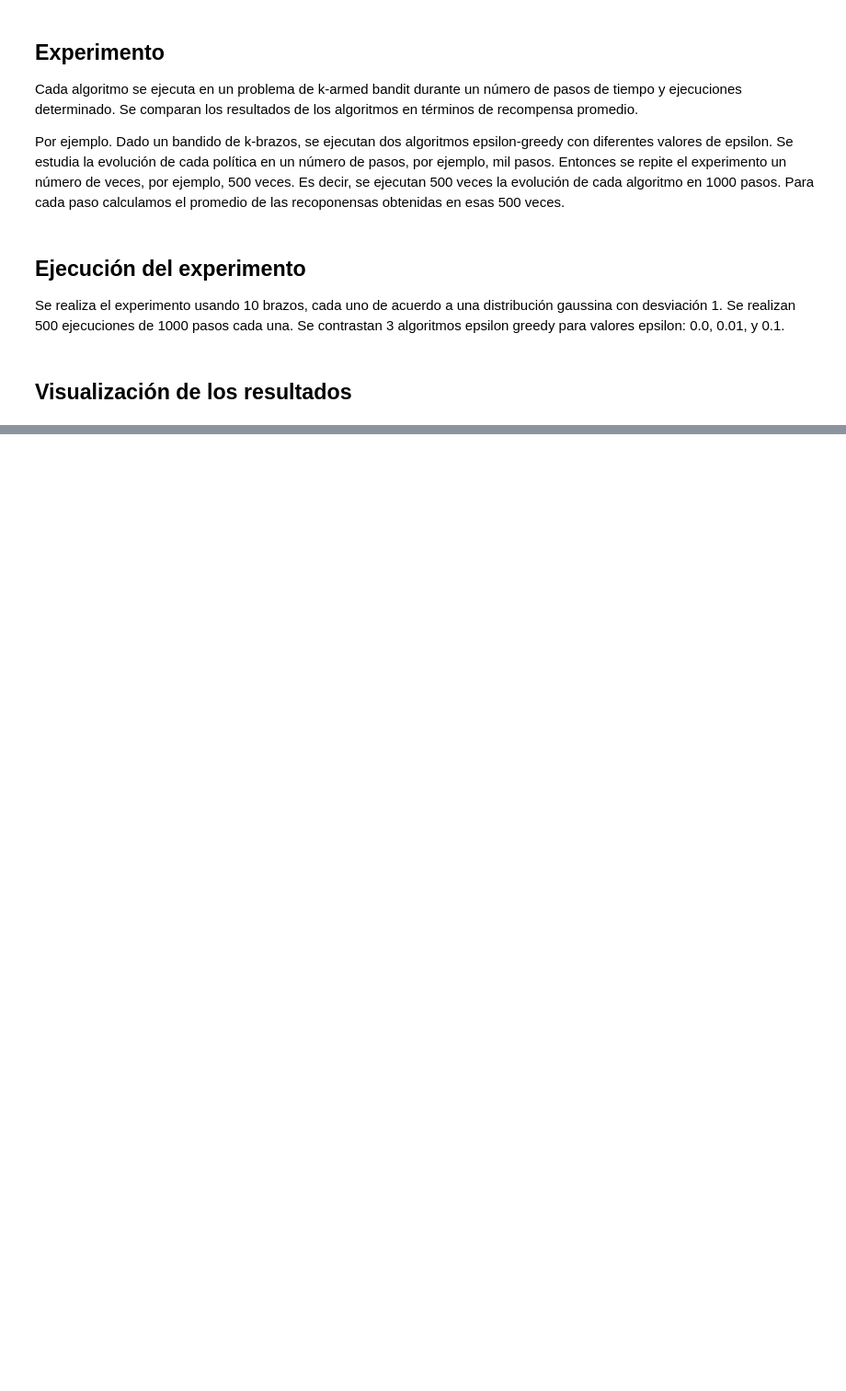
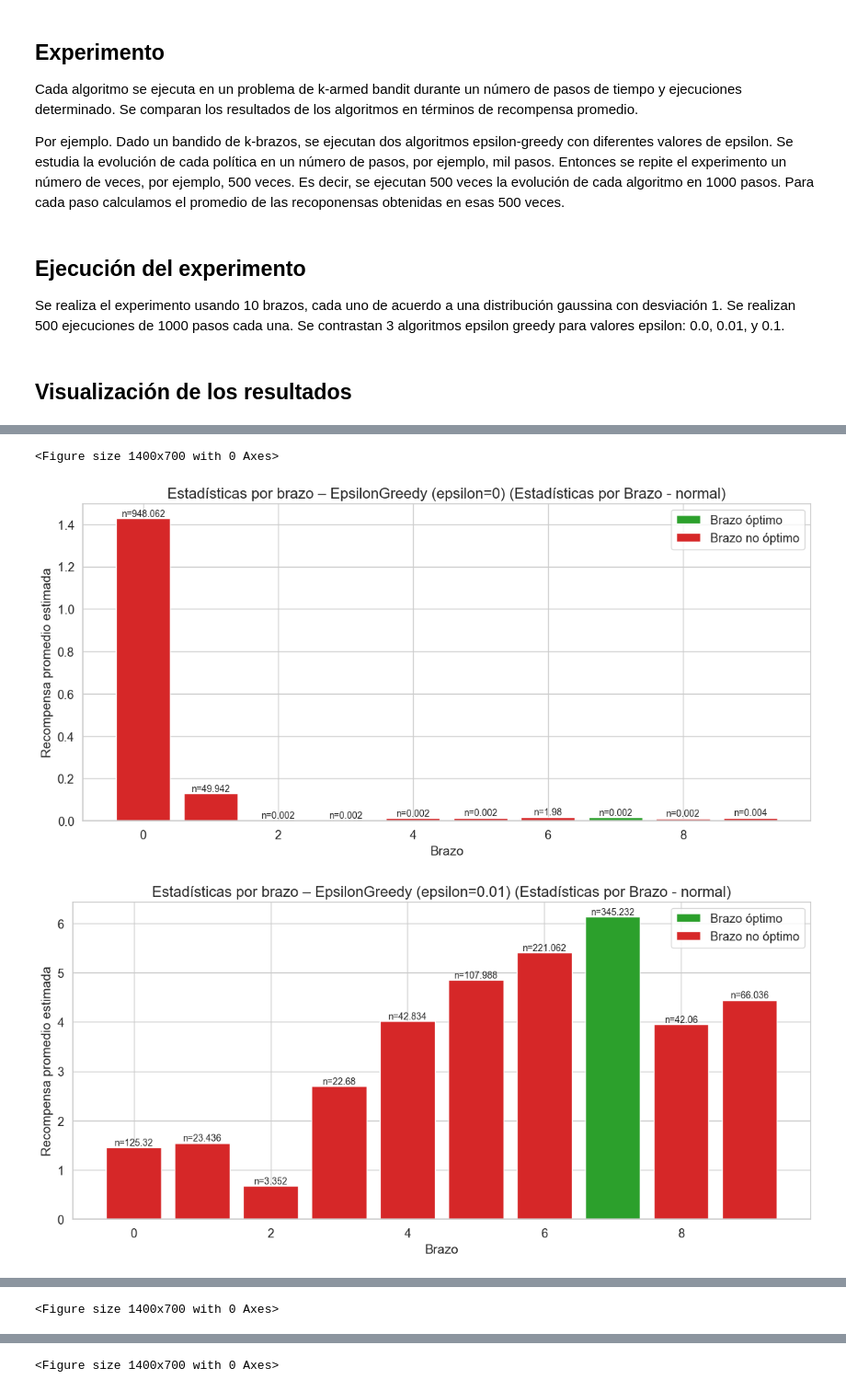
Before and after one commit to NaoKB/AyalaFilardi-RL, a Jupyter notebook: k_brazos/Greedy.ipynb, the cells around one changed output, grey strips where cells are left out. Shown at 92% size. Drawn from its saved outputs; the diff is of its cells as text; code cells hidden in the pictures; blank space fills up the shorter version.

```diff
--- a/k_brazos/Greedy.ipynb
+++ b/k_brazos/Greedy.ipynb
@@ -160,0 +80,7 @@ plot_arm_statistics(arm_stats_binomial, algorithms, "Binomial")
+# %%
+for name in [NORMAL_NAME,BERNOULLI_NAME,BINOMIAL_NAME]:
+    BanditExperiment.plot_arm_statistics(bandits[name], results[name], algorithms, name)
+# %% [output]
+<Figure size 1400x700 with 0 Axes>
+[figure, added]
+[figure, added]
@@ -160,0 +88 @@ plot_arm_statistics(arm_stats_binomial, algorithms, "Binomial")
+<Figure size 1400x700 with 0 Axes>
@@ -160,0 +92 @@ plot_arm_statistics(arm_stats_binomial, algorithms, "Binomial")
+<Figure size 1400x700 with 0 Axes>
```
Also changed, not shown: parts of 14 cells of this notebook, 1 other file.
